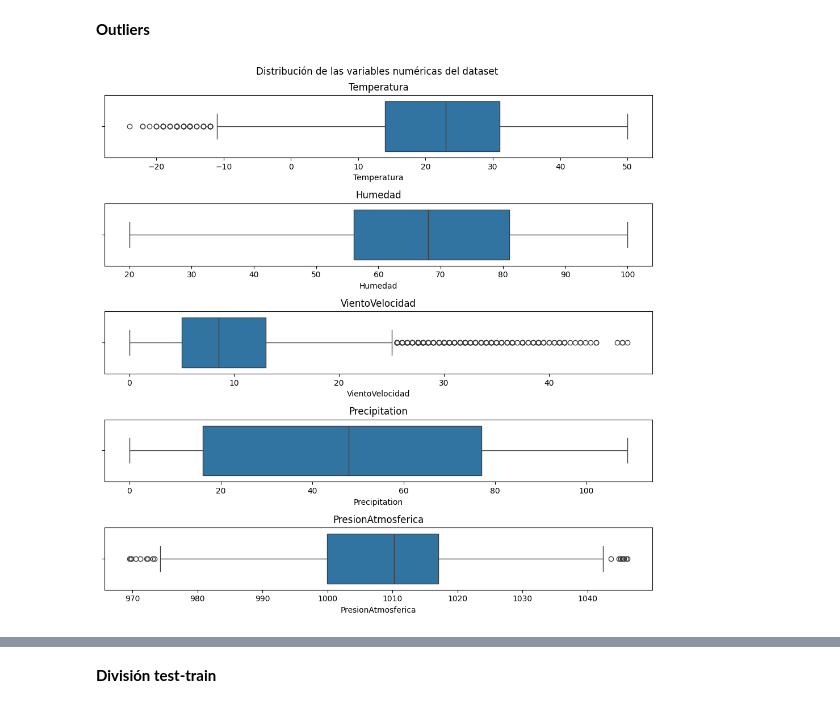
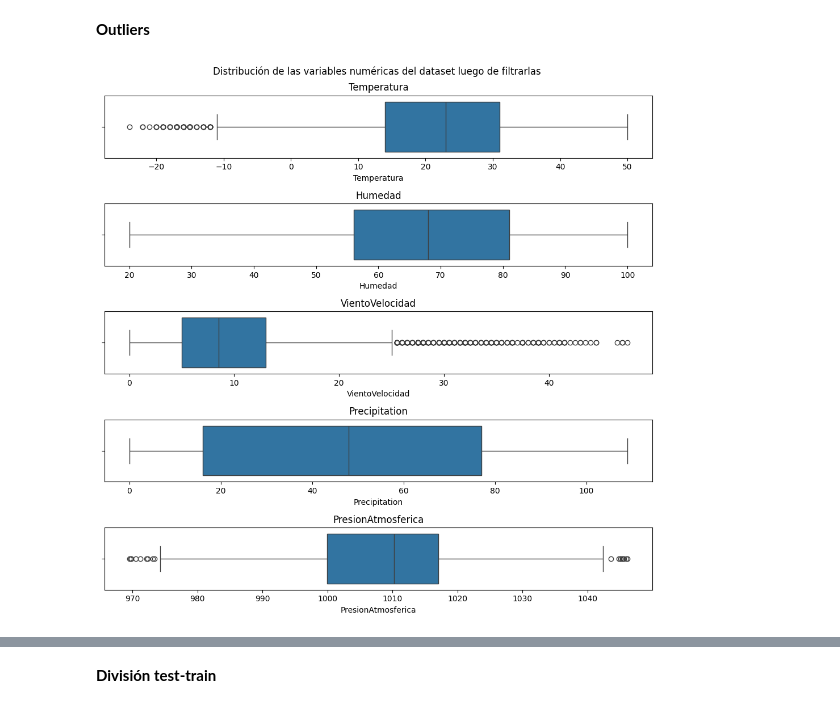
Before and after one commit to juanachies/TP3_Mineria, a Jupyter notebook: tp.ipynb, the cells around one changed output, grey strips where cells are left out. Saved outputs shown, nothing was run; the diff lists cells and outputs as text; code cells hidden in the pictures.

```diff
--- a/tp.ipynb
+++ b/tp.ipynb
@@ -175,16 +173,17 @@ lim_sup = Q3 + 1.5 * IQR
 
 df = df[(df['PresionAtmosferica'] >= lim_inf) & (df['PresionAtmosferica'] <= lim_sup)]
 # %%
+# Distribución de las variables numéricas luego de filtrarlas
 fig, axes = plt.subplots(nrows=5, ncols=1, figsize=(10, 10))
 
 axes = axes.flatten()
 
 for i, col in enumerate(columnas_numericas):
     sns.boxplot(x=df[col], ax=axes[i], orient='h')
     axes[i].set_title(col)
 
-fig.suptitle('Distribución de las variables numéricas del dataset')
+fig.suptitle('Distribución de las variables numéricas del dataset luego de filtrarlas')
 plt.tight_layout()
 plt.show()
 # %% [output]
-[figure, old version]
+[figure, new version]
```
Also changed, not shown: parts of 34 cells of this notebook.
